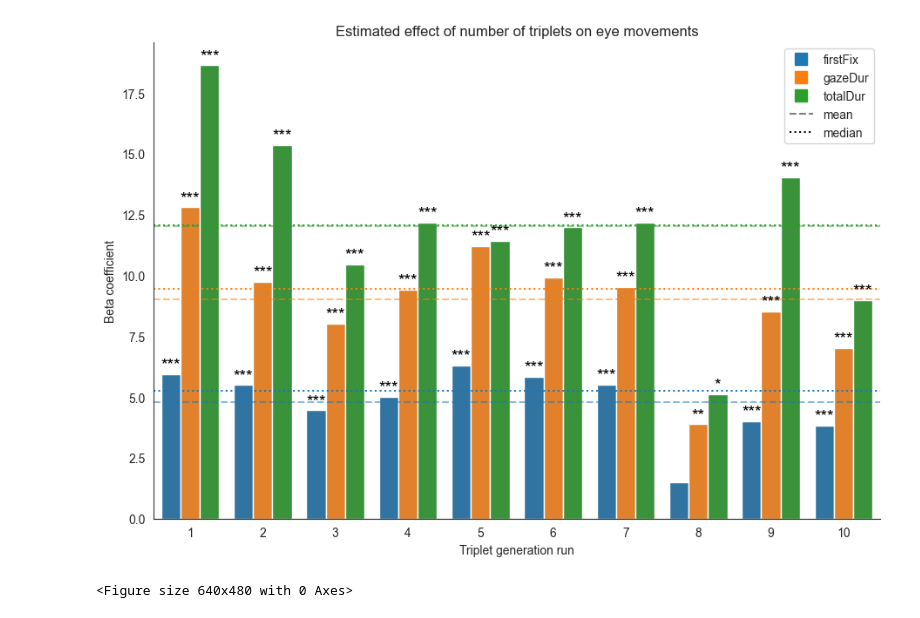
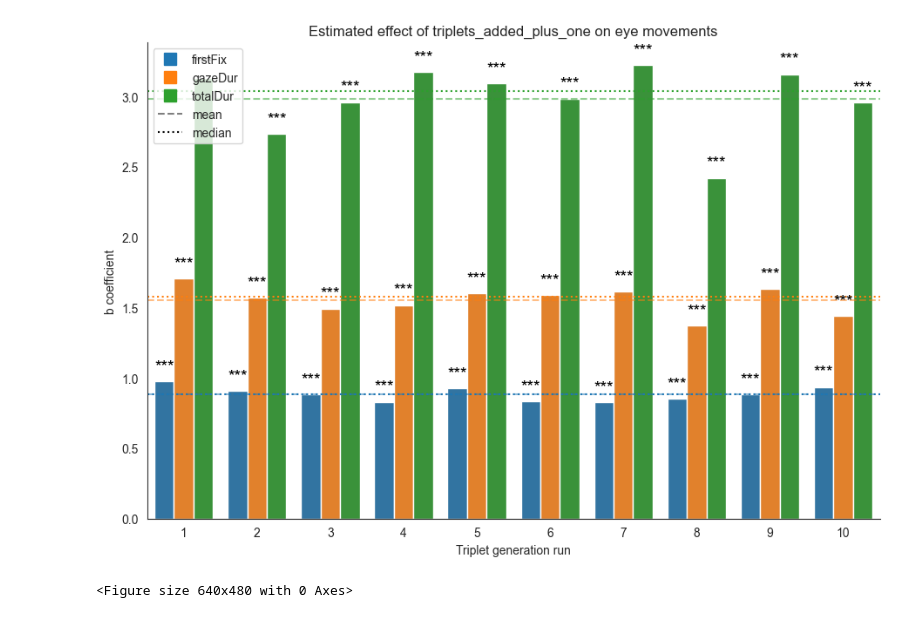
Before and after one commit to dritlopes/sentence_wrap_up_text2kg, a Jupyter notebook: src/visualisations.ipynb, the cells around one changed output. Saved outputs shown, nothing was run; the diff lists cells and outputs as text; code cells hidden in the pictures.

```diff
--- a/src/visualisations.ipynb
+++ b/src/visualisations.ipynb
@@ -10,7 +11,7 @@ import numpy as np
 model = 'gpt-4o-mini'
 
 datasets = []
-for corpus in ['meco', 'provo']: # 'onestop'
+for corpus in ['meco', 'onestop']:
     df = pd.read_csv(f'../data/output/{model}/{corpus}/{corpus}_words_plus_triplets_{model}.csv')
     df['corpus'] = [corpus for i in range(len(df))]
     datasets.append(df)
@@ -91,10 +76,11 @@ plt.clf()
 # %%
 # Beta coefficients over runs per eye mov measure
 n_runs = 10
-corpus = 'meco'
+corpus = 'onestop'
 model = 'gpt-4o-mini'
-IV = 'n_triplets'
+IV = 'triplets_added_plus_one' # 'n_triplets' 'norm_word_pos', 'norm_ianum', 'norm_word_pos:n_triplets', 'n_triplets:norm_ianum' 'triplets_added_plus_one' 'triplets_added_minus_one'
 DV = ['firstFix', 'gazeDur', 'totalDur']
+model_type = '_plusOne' # _minusOne, _plusOne, Int, ''
 
 coefficients, p_values, runs, eye_movs = [], [], [], []
 
@@ -102,7 +88,7 @@ for eye_mov_measure in DV:
 
     for run in range(1, n_runs+1):
 
-        stats_df = pd.read_csv(f'../data/analysis/{model}/{corpus}/lmer_{eye_mov_measure}Int_{run}.csv')
+        stats_df = pd.read_csv(f'../data/analysis/{model}/{corpus}/lmer_{eye_mov_measure}{model_type}_{run}_article.csv')
         coefficient = stats_df[stats_df['term']==IV]['estimate'].values[0]
         p_value =stats_df[stats_df['term']==IV]['p.value'].values[0]
         coefficients.append(coefficient)
@@ -126,52 +112,36 @@ for bar, p_val in zip(ax.patches, plot_df['p_value']):
             break
     if significance:
         x = bar.get_x() + bar.get_width() / 2  # center of the bar
         y = bar.get_height() # top of the bar
         ax.text(x, y + 0.05, significance, ha='center', va='bottom', fontsize=14, color='black')
 
 # add horizontal lines for mean and median
 y_positions = {}
 for i, eye_mov in enumerate(DV):
     subset = plot_df[plot_df['eye_movement_measure'] == eye_mov]
     mean_val = subset['coefficient'].mean()
     median_val = subset['coefficient'].median()
     ax.axhline(mean_val, color=f'C{i}', linestyle='--', linewidth=1.5, alpha=0.5)
     ax.axhline(median_val, color=f'C{i}', linestyle=':', linewidth=1.5)
     # add secondary legend for line styles
     hue_handles = [mlines.Line2D([], [], color=f'C{i}', marker='s', linestyle='None', markersize=10, label=eye_mov) for i, eye_mov in enumerate(DV)]
     mean_line = mlines.Line2D([], [], color='black', linestyle='--', label='mean', alpha=0.5)
     median_line = mlines.Line2D([], [], color='black', linestyle=':', label='median')
     # handles, labels = ax.get_legend_handles_labels()
     # handles.extend([mean_line, median_line])
     # labels.extend(['mean', 'median'])
     handles = hue_handles + [mean_line, median_line]
     labels = [eye_mov for eye_mov in DV] + ['mean', 'median']
-    ax.legend(handles=handles, labels=labels, loc='upper right')
-
-# in case we do plots seperatly for each eye mov
-# for i, row in plot_df.iterrows():
-#     significance = ''
-#     for threshold, symbol in p_thresholds:
-#         if row['p_value'] < threshold:
-#             significance = symbol
-#             break
-#     if significance:
-#         ax.text(i, row['coefficient'] + 0.05, significance, ha='center', va='bottom', fontsize=14, color='black')
-# mean_coeff = plot_df['coefficient'].mean()
-# median_coeff = plot_df['coefficient'].median()
-# ax.axhline(mean_coeff, color='blue', linestyle='--', alpha=0.5, label=f'Mean: {mean_coeff:.2f}')
-# ax.axhline(median_coeff, color='orange', linestyle=':', label=f'Median: {median_coeff:.2f}')
-# # ax.legend()
-# ax.text(n_runs - 0.5, mean_coeff + 0.02, f'Mean: {mean_coeff:.2f}', color='blue', fontsize=12, alpha=0.5, ha='right')
-# ax.text(n_runs - 0.5, median_coeff + 0.02, f'Median: {median_coeff:.2f}', color='orange', fontsize=12, ha='right')
+    ax.legend(handles=handles, labels=labels)
 
 # add extra info graph
-plt.title(f'Estimated effect of number of triplets on eye movements')
+plt.title(f'Estimated effect of {IV} on eye movements')
 plt.xlabel('Triplet generation run')
-plt.ylabel('Beta coefficient')
+plt.ylabel('b coefficient')
 # plt.tight_layout()
+# plt.savefig(f'../data/analysis/{model}/{corpus}/beta_coeff_runs_{model_type}_{IV}.png', dpi=300, bbox_inches="tight", facecolor="white")
 plt.show()
 plt.clf()
 # %% [output]
-[figure, old version]
+[figure, new version]
 <Figure size 640x480 with 0 Axes>
```
Also changed, not shown: parts of 18 cells of this notebook, 5 other files.
